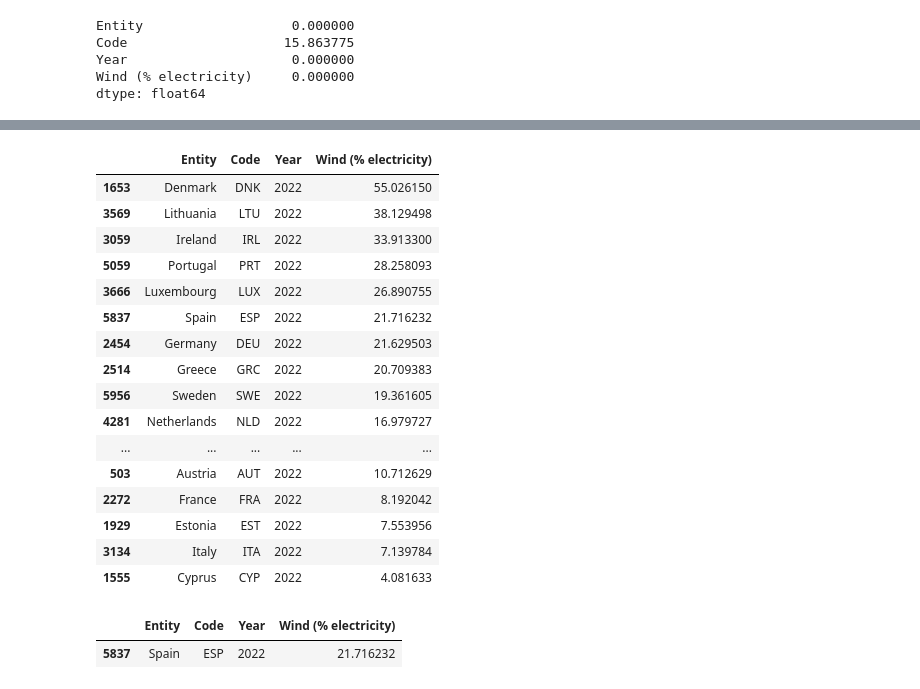
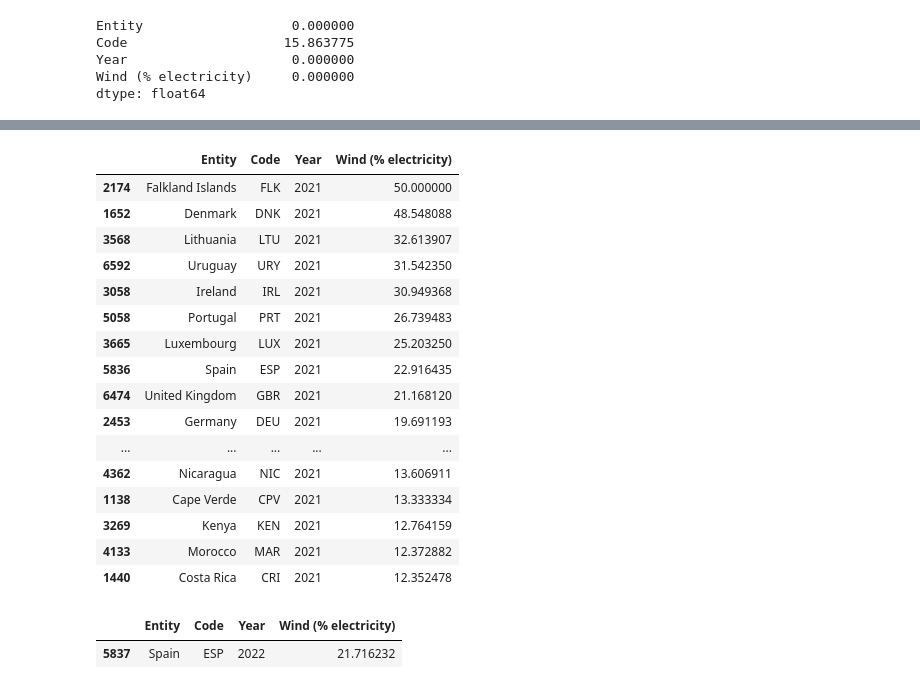
Before and after one commit to sansisimon/renewable-energy-project, a Jupyter notebook: EDA_01.ipynb, the cells around one changed output, grey strips where cells are left out. Drawn from its saved outputs; the diff is of its cells as text; code cells hidden in the pictures.

```diff
--- a/EDA_01.ipynb
+++ b/EDA_01.ipynb
@@ -692,23 +700,23 @@ dtype: float64
 # %%
-df_elec_wind[(df_elec_wind["Code"].notna()) & (df_elec_wind["Entity"] != "World") & (df_elec_wind["Year"] == 2022)].sort_values('Wind (% electricity)', ascending=False).head(20)
+df_elec_wind[(df_elec_wind["Code"].notna()) & (df_elec_wind["Entity"] != "World") & (df_elec_wind["Year"] == 2021)].sort_values('Wind (% electricity)', ascending=False).head(20)
 # %% [output]
 |  | Entity | Code | Year | Wind (% electricity) |
-| 1653 | Denmark | DNK | 2022 | 55.026150 |
-| 3569 | Lithuania | LTU | 2022 | 38.129498 |
-| 3059 | Ireland | IRL | 2022 | 33.913300 |
-| 5059 | Portugal | PRT | 2022 | 28.258093 |
-| 3666 | Luxembourg | LUX | 2022 | 26.890755 |
-| 5837 | Spain | ESP | 2022 | 21.716232 |
-| 2454 | Germany | DEU | 2022 | 21.629503 |
-| 2514 | Greece | GRC | 2022 | 20.709383 |
-| 5956 | Sweden | SWE | 2022 | 19.361605 |
-| 4281 | Netherlands | NLD | 2022 | 16.979727 |
+| 2174 | Falkland Islands | FLK | 2021 | 50.000000 |
+| 1652 | Denmark | DNK | 2021 | 48.548088 |
+| 3568 | Lithuania | LTU | 2021 | 32.613907 |
+| 6592 | Uruguay | URY | 2021 | 31.542350 |
+| 3058 | Ireland | IRL | 2021 | 30.949368 |
+| 5058 | Portugal | PRT | 2021 | 26.739483 |
+| 3665 | Luxembourg | LUX | 2021 | 25.203250 |
+| 5836 | Spain | ESP | 2021 | 22.916435 |
+| 6474 | United Kingdom | GBR | 2021 | 21.168120 |
+| 2453 | Germany | DEU | 2021 | 19.691193 |
 | ... | ... | ... | ... | ... |
-| 503 | Austria | AUT | 2022 | 10.712629 |
-| 2272 | France | FRA | 2022 | 8.192042 |
-| 1929 | Estonia | EST | 2022 | 7.553956 |
-| 3134 | Italy | ITA | 2022 | 7.139784 |
-| 1555 | Cyprus | CYP | 2022 | 4.081633 |
+| 4362 | Nicaragua | NIC | 2021 | 13.606911 |
+| 1138 | Cape Verde | CPV | 2021 | 13.333334 |
+| 3269 | Kenya | KEN | 2021 | 12.764159 |
+| 4133 | Morocco | MAR | 2021 | 12.372882 |
+| 1440 | Costa Rica | CRI | 2021 | 12.352478 |
 # %%
 df_elec_wind.to_csv('data/usable/territorial_wind_electricity.csv')
 # %%
```
Also changed, not shown: parts of 12 cells of this notebook, 4 other files.
